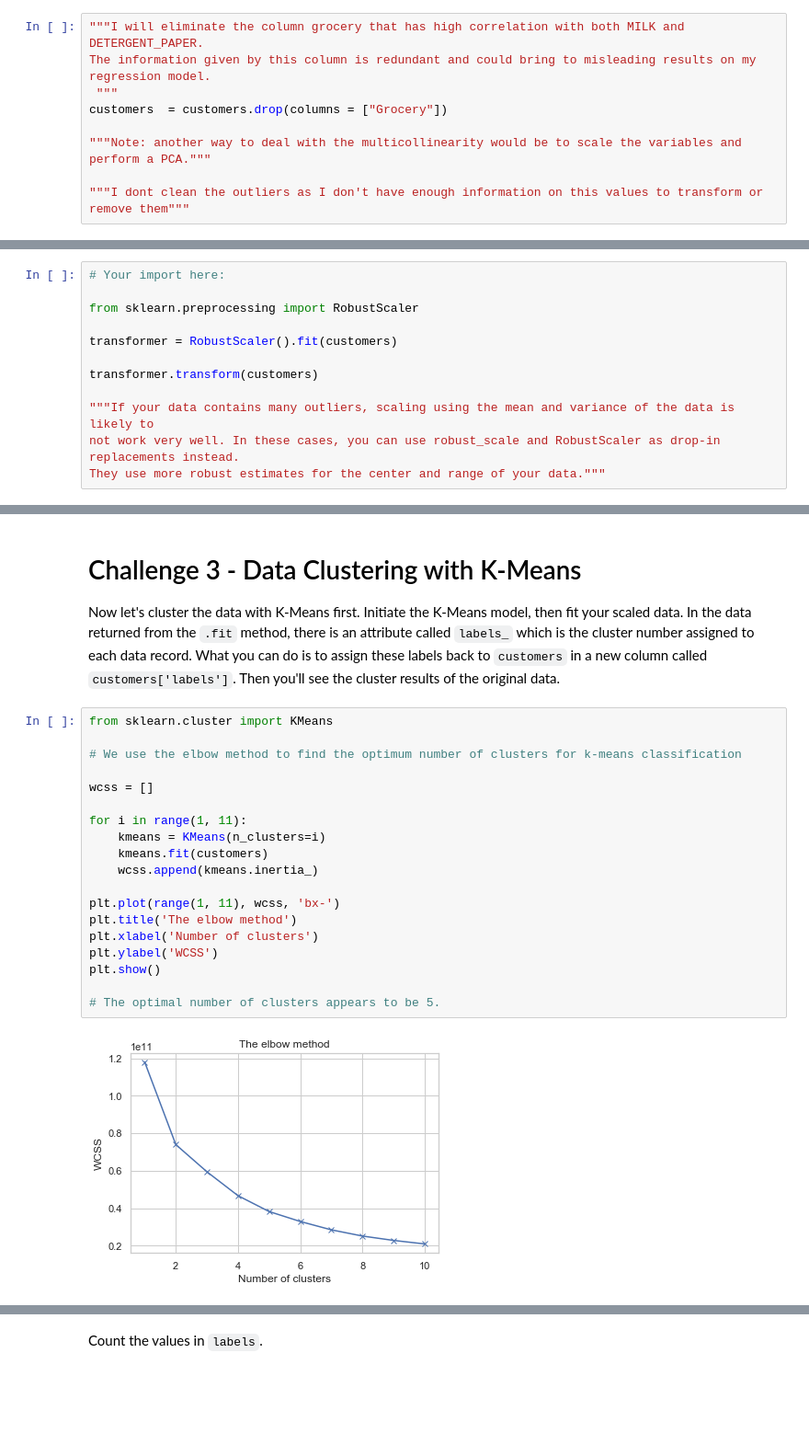
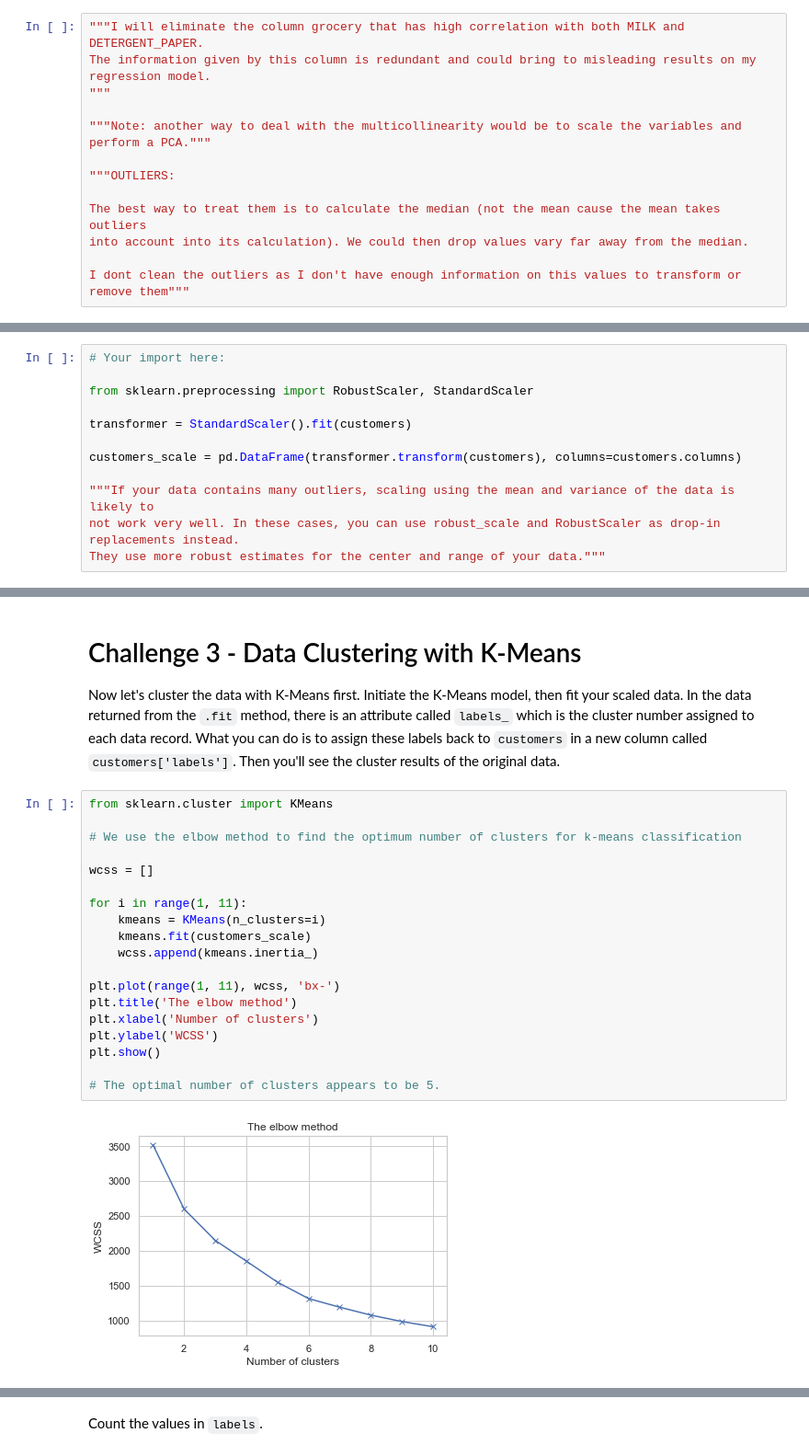
Before and after one commit to rebeccaestiarte/lab-unsupervised-learning, a Jupyter notebook: your-code/main.ipynb, the cells around one changed output, grey strips where cells are left out. Shown: that part at 92% size. Cells and saved outputs as stored; diff of their text form; blank space fills up the shorter version.

```diff
--- a/your-code/main.ipynb
+++ b/your-code/main.ipynb
@@ -149,9 +151,13 @@ If your conclusion from the previous challenge is the data need cleaning/transfo
 # %%
 """I will eliminate the column grocery that has high correlation with both MILK and DETERGENT_PAPER.
 The information given by this column is redundant and could bring to misleading results on my regression model.
- """
-customers  = customers.drop(columns = ["Grocery"])
+"""
 
 """Note: another way to deal with the multicollinearity would be to scale the variables and perform a PCA."""
 
-"""I dont clean the outliers as I don't have enough information on this values to transform or remove them"""
+"""OUTLIERS:
+
+The best way to treat them is to calculate the median (not the mean cause the mean takes outliers
+into account into its calculation). We could then drop values vary far away from the median.
+
+I dont clean the outliers as I don't have enough information on this values to transform or remove them"""
@@ -168,11 +192,11 @@ Diverse value ranges in different features could cause issues in our clustering.
 # %%
 # Your import here:
 
-from sklearn.preprocessing import RobustScaler
+from sklearn.preprocessing import RobustScaler, StandardScaler
 
-transformer = RobustScaler().fit(customers)
+transformer = StandardScaler().fit(customers)
 
-transformer.transform(customers)
+customers_scale = pd.DataFrame(transformer.transform(customers), columns=customers.columns)
 
 """If your data contains many outliers, scaling using the mean and variance of the data is likely to
 not work very well. In these cases, you can use robust_scale and RobustScaler as drop-in replacements instead.
@@ -186,22 +210,22 @@ Now let's cluster the data with K-Means first. Initiate the K-Means model, then
 # %%
 from sklearn.cluster import KMeans
 
 # We use the elbow method to find the optimum number of clusters for k-means classification
 
 wcss = []
 
 for i in range(1, 11):
     kmeans = KMeans(n_clusters=i)
-    kmeans.fit(customers)
+    kmeans.fit(customers_scale)
     wcss.append(kmeans.inertia_)
 
 plt.plot(range(1, 11), wcss, 'bx-')
 plt.title('The elbow method')
 plt.xlabel('Number of clusters')
 plt.ylabel('WCSS')
 plt.show()
 
 # The optimal number of clusters appears to be 5.
 # %% [output]
-[figure, old version]
+[figure, new version]
 # %%
```
Also changed, not shown: parts of 19 cells of this notebook.
